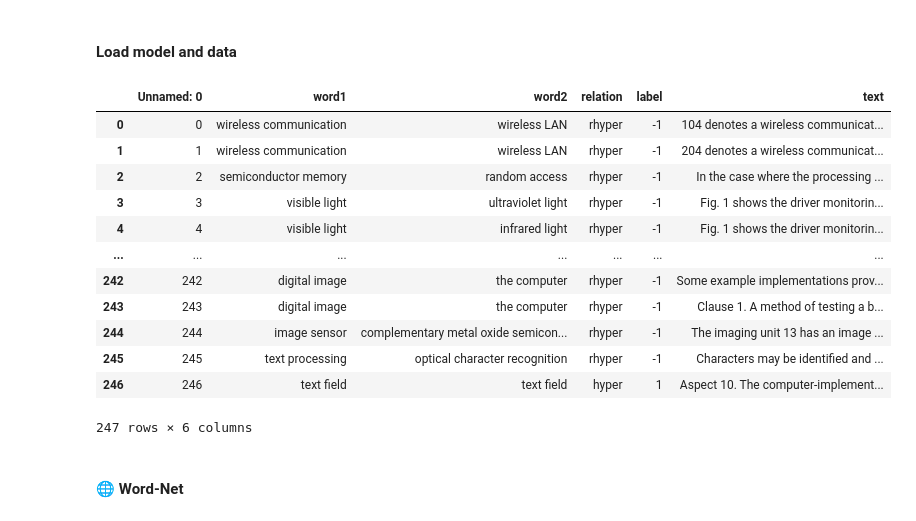
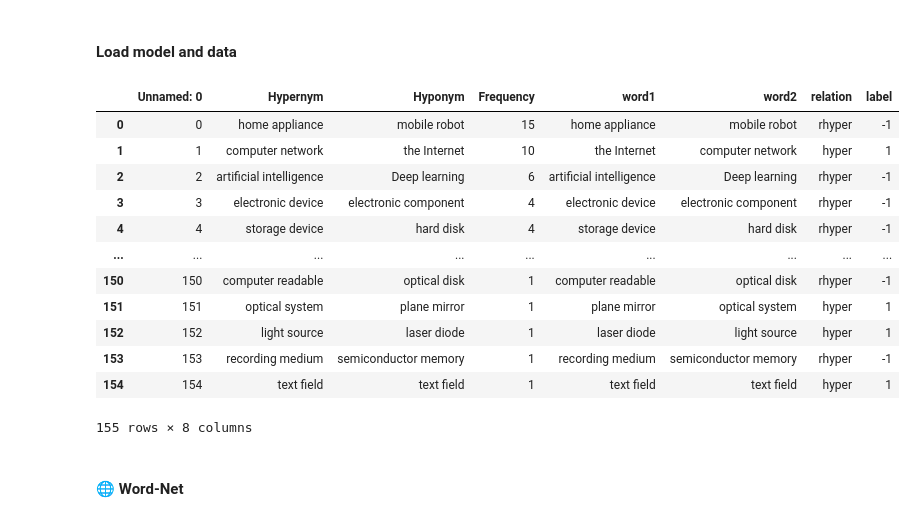
Before and after one commit to kinivi/patent_ner_linking, a Jupyter notebook: project.ipynb, the cells around one changed output. Cells and saved outputs as stored; diff of their text form; code cells hidden in the pictures.

```diff
--- a/project.ipynb
+++ b/project.ipynb
@@ -395,30 +409,30 @@ df_results[['Hypernym','Hyponym','Frequency']].head(10)
 #### Load model and data
 # %%
 # load best model
-nlp_ner = spacy.load("./spacy_output/model-best")
+nlp_ner = spacy.load("./ner_patent_g06k/prodigy_output/model-best")
 
 # load test lines
 with open('test_lines.txt', 'r') as f:
     test_lines = f.readlines()
 f.close()
 
 # read homonym_list.txt with pairs of homonyms
-homonyms_df = pd.read_csv('./hearst_patterns/hearst_patterns.247.csv')
+homonyms_df = pd.read_csv('./hearst_patterns/hearst_patterns.155.csv')
 homonyms_df
 # %% [output]
-|  | Unnamed: 0 | word1 | word2 | relation | label | text |
-| 0 | 0 | wireless communication | wireless LAN | rhyper | -1 | 104 denotes a wireless communicat... |
-| 1 | 1 | wireless communication | wireless LAN | rhyper | -1 | 204 denotes a wireless communicat... |
-| 2 | 2 | semiconductor memory | random access | rhyper | -1 | In the case where the processing ... |
-| 3 | 3 | visible light | ultraviolet light | rhyper | -1 | Fig. 1 shows the driver monitorin... |
-| 4 | 4 | visible light | infrared light | rhyper | -1 | Fig. 1 shows the driver monitorin... |
-| ... | ... | ... | ... | ... | ... | ... |
-| 242 | 242 | digital image | the computer | rhyper | -1 | Some example implementations prov... |
-| 243 | 243 | digital image | the computer | rhyper | -1 | Clause 1. A method of testing a b... |
-| 244 | 244 | image sensor | complementary metal oxide semicon... | rhyper | -1 | The imaging unit 13 has an image ... |
-| 245 | 245 | text processing | optical character recognition | rhyper | -1 | Characters may be identified and ... |
-| 246 | 246 | text field | text field | hyper | 1 | Aspect 10. The computer-implement... |
+|  | Unnamed: 0 | Hypernym | Hyponym | Frequency | word1 | word2 | relation | label |
+| 0 | 0 | home appliance | mobile robot | 15 | home appliance | mobile robot | rhyper | -1 |
+| 1 | 1 | computer network | the Internet | 10 | the Internet | computer network | hyper | 1 |
+| 2 | 2 | artificial intelligence | Deep learning | 6 | artificial intelligence | Deep learning | rhyper | -1 |
+| 3 | 3 | electronic device | electronic component | 4 | electronic device | electronic component | rhyper | -1 |
+| 4 | 4 | storage device | hard disk | 4 | storage device | hard disk | rhyper | -1 |
+| ... | ... | ... | ... | ... | ... | ... | ... | ... |
+| 150 | 150 | computer readable | optical disk | 1 | computer readable | optical disk | rhyper | -1 |
+| 151 | 151 | optical system | plane mirror | 1 | plane mirror | optical system | hyper | 1 |
+| 152 | 152 | light source | laser diode | 1 | laser diode | light source | hyper | 1 |
+| 153 | 153 | recording medium | semiconductor memory | 1 | recording medium | semiconductor memory | rhyper | -1 |
+| 154 | 154 | text field | text field | 1 | text field | text field | hyper | 1 |
-247 rows × 6 columns
+155 rows × 8 columns
 # %% [markdown]
 #### 🌐 Word-Net
 # %% [markdown]
```
Also changed, not shown: parts of 28 cells of this notebook.
